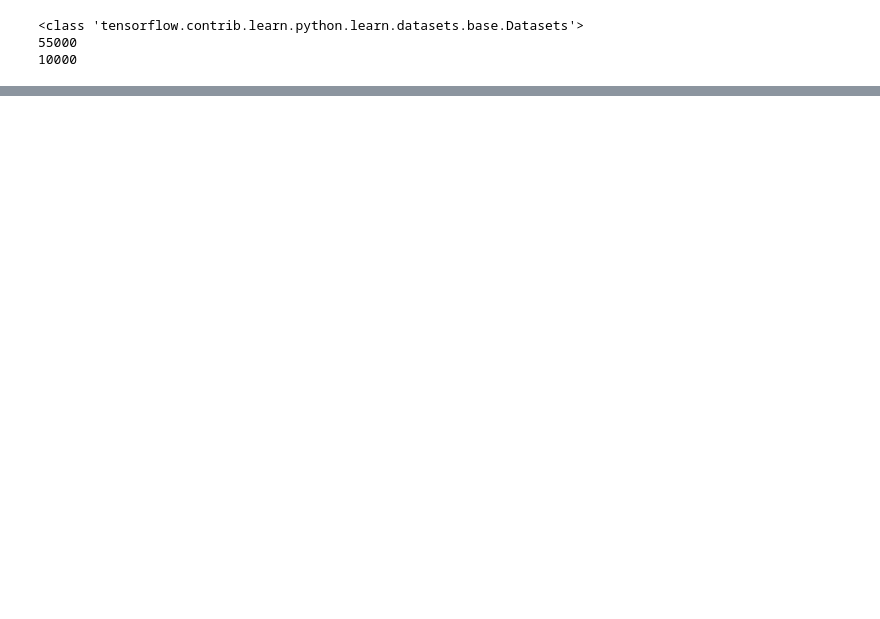
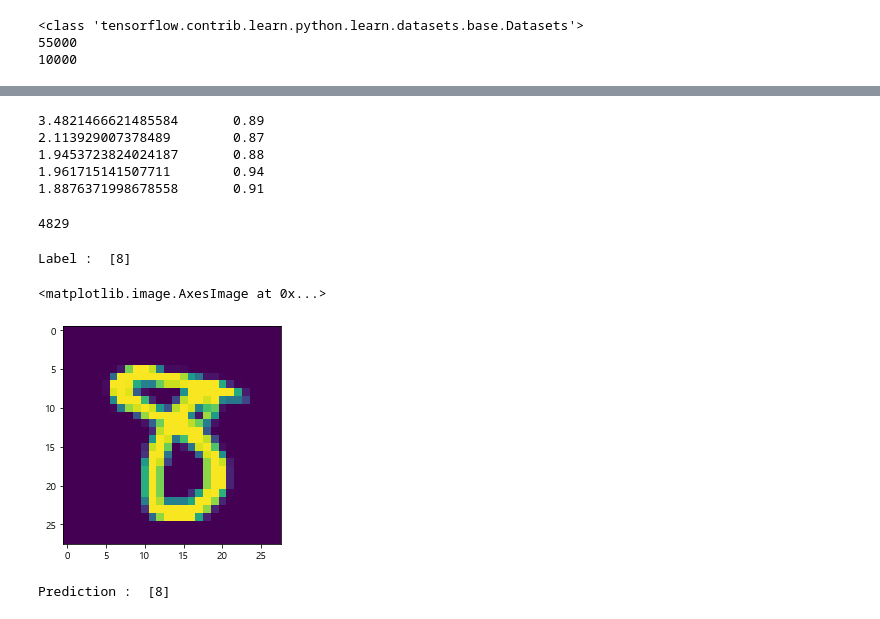
Before and after one commit to not147/PythonBasic, a Jupyter notebook: pythonwork/ai/7_선형회귀와 로지스틱회귀.ipynb, the cells around one changed output, grey strips where cells are left out. Drawn from its saved outputs; the diff is of its cells as text; code cells hidden in the pictures; blank space fills up the shorter version.

```diff
--- a/pythonwork/ai/7_선형회귀와 로지스틱회귀.ipynb
+++ b/pythonwork/ai/7_선형회귀와 로지스틱회귀.ipynb
@@ -835,0 +926,45 @@ train = tf.train.GradientDescentOptimizer(learning_rate=0.01).minimize(cost)
+# %%
+##### mini batch
+
+training_epochs = 5
+batch_size = 100
+
+for epoch in range(training_epochs):
+    total_batch = int(mnist.train.num_examples/batch_size)
+    avg_cost = 0
+
+    for i in range(total_batch):
+        batch_x, batch_y = mnist.train.next_batch(batch_size)
+
+        _, c, a = sess.run([train, tf.reduce_mean(cost), accuracy],
+              feed_dict={X:batch_x , y:batch_y})
+
+        avg_cost += c / total_batch
+
+    print(avg_cost, "\t", a)
+# %% [output]
+3.4821466621485584       0.89
+2.113929007378489        0.87
+1.9453723824024187       0.88
+1.961715141507711        0.94
+1.8876371998678558       0.91
+# %%
+import random
+
+r = random.randint(0, mnist.test.num_examples-1)
+r
+# %% [output]
+4829
+# %%
+print("Label : ", sess.run(tf.argmax(mnist.test.labels[r:r+1], 1)))
+# %% [output]
+Label :  [8]
+# %%
+plt.imshow(mnist.test.images[r:r+1].reshape(28, 28))
+# %% [output]
+<matplotlib.image.AxesImage at 0x...>
+[figure, added]
+# %%
+print("Prediction : ", sess.run(tf.argmax(hypot, 1), feed_dict={X:mnist.test.images[r:r+1]}))
+# %% [output]
+Prediction :  [8]
```
Also changed, not shown: parts of 21 cells of this notebook, 1 other file.
